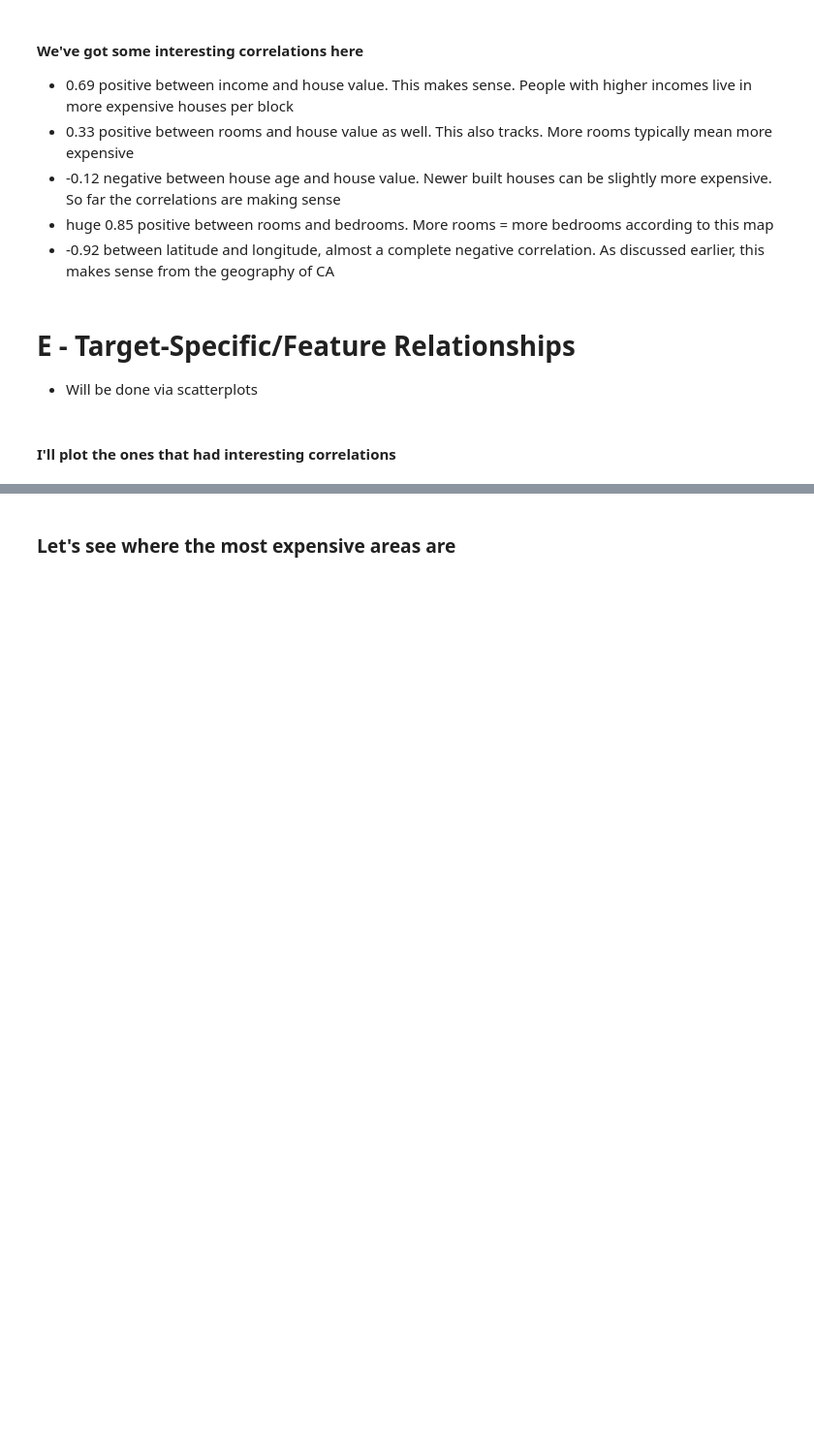
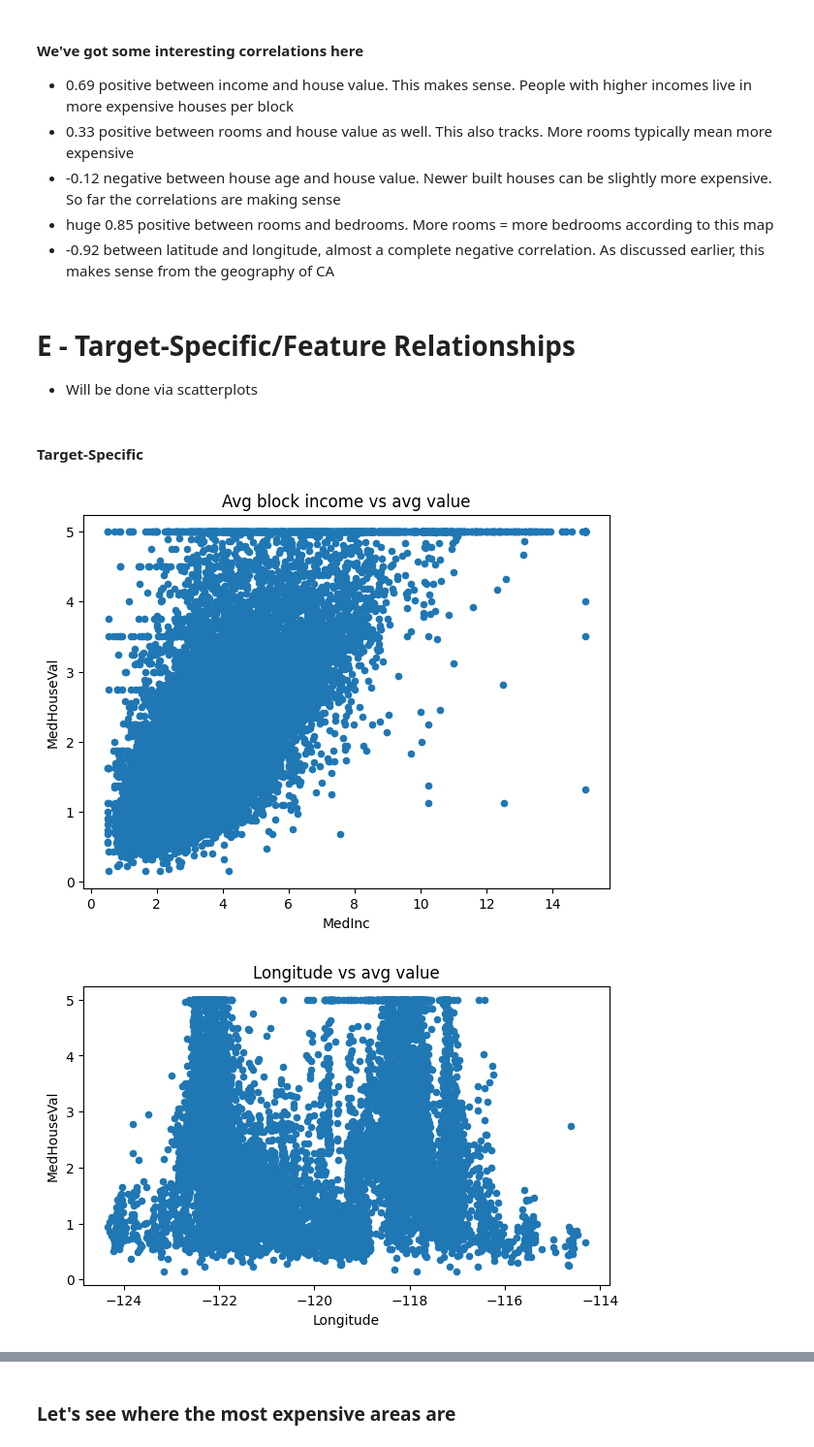
Before and after one commit to Kaydonius/ml-housing-price-pipeline, a Jupyter notebook: notebooks/01_eda.ipynb, the cells around one changed output, grey strips where cells are left out. Shown at 97% size. Saved outputs shown, nothing was run; the diff lists cells and outputs as text; code cells hidden in the pictures; blank space fills up the shorter version.

```diff
--- a/notebooks/01_eda.ipynb
+++ b/notebooks/01_eda.ipynb
@@ -312,4 +312,52 @@ plt.show()
 # E - Target-Specific/Feature Relationships
 - Will be done via scatterplots
 # %% [markdown]
-#### I'll plot the ones that had interesting correlations
+#### Target-Specific
+# %%
+# All features versus the target column
+
+# Median Income
+fig, ax = plt.subplots(figsize=(7,5))
+df.plot(kind='scatter', x='MedInc', y='MedHouseVal', title="Avg block income vs avg value", ax=ax)
+fig.savefig("../reports/figures/medinc_vs_value.png")
+
+# Longitude
+fig, ax = plt.subplots(figsize=(7,4))
+df.plot(kind='scatter', x='Longitude', y='MedHouseVal', title="Longitude vs avg value", ax=ax)
+fig.savefig("../reports/figures/longitude_vs_value.png")
+
+# Latitude
+fig, ax = plt.subplots(figsize=(7,4))
+df.plot(kind='scatter', x='Latitude', y='MedHouseVal', title="Latitude vs avg value", ax=ax)
+fig.savefig("../reports/figures/latitude_vs_value.png")
+
+# Average Occupation
+fig, ax = plt.subplots(figsize=(7,4))
+df.plot(kind='scatter', x='AveOccup', y='MedHouseVal', title="Avg Occupation vs avg value", ax=ax)
+fig.savefig("../reports/figures/aveoccup_vs_value.png")
+
+# Population
+fig, ax = plt.subplots(figsize=(7,4))
+df.plot(kind='scatter', x='Population', y='MedHouseVal', title="Population vs avg value", ax=ax)
+fig.savefig("../reports/figures/population_vs_value.png")
+
+# Average Bedrooms
+fig, ax = plt.subplots(figsize=(7,4))
+df.plot(kind='scatter', x='AveBedrms', y='MedHouseVal', title="Avg bedrooms vs avg value", ax=ax)
+fig.savefig("../reports/figures/avebedrms_vs_value.png")
+
+# House Age
+fig, ax = plt.subplots(figsize=(7,4))
+df.plot(kind='scatter', x='HouseAge', y='MedHouseVal', title="House Age vs avg value", ax=ax)
+fig.savefig("../reports/figures/houseage_vs_value.png")
+
+# Average Rooms
+fig, ax = plt.subplots(figsize=(7,4))
+df.plot(kind='scatter', x='AveRooms', y='MedHouseVal', title="Avg Rooms Amount vs avg value", ax=ax)
+fig.savefig("../reports/figures/averooms_vs_value.png")
+
+
+plt.show()
+# %% [output]
+[figure, added]
+[figure, added]
```
Also changed, not shown: parts of 6 cells of this notebook, 8 other files.
